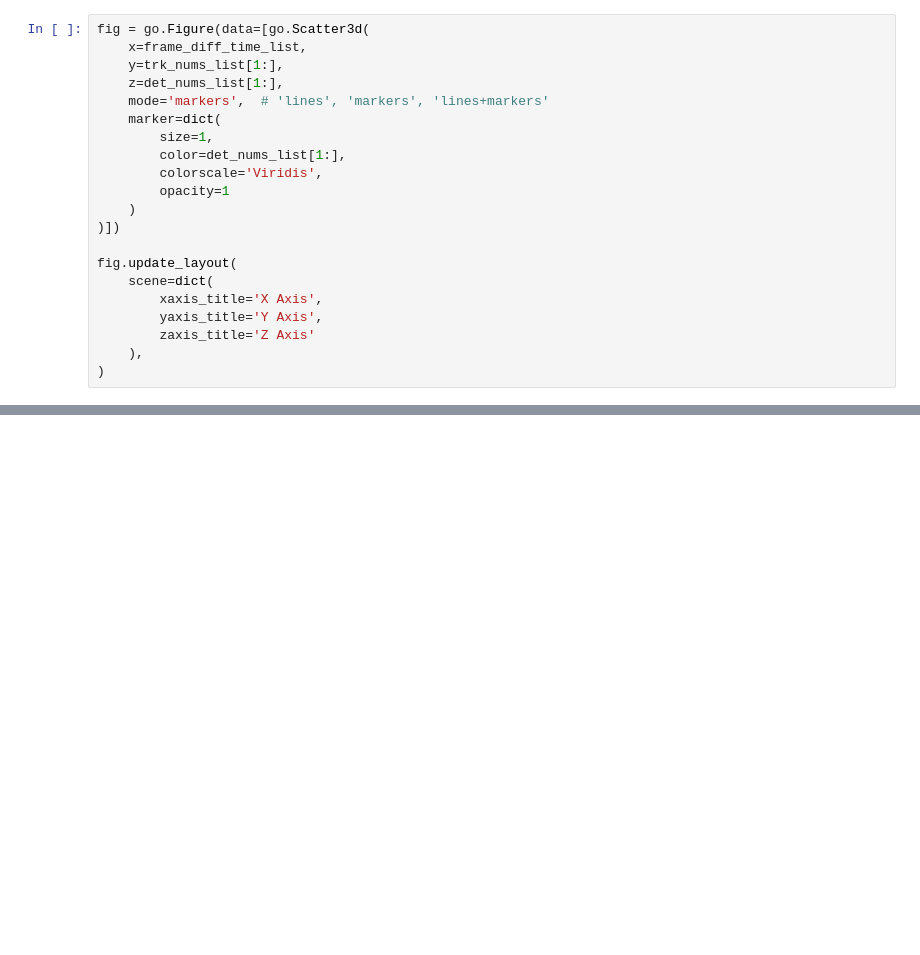
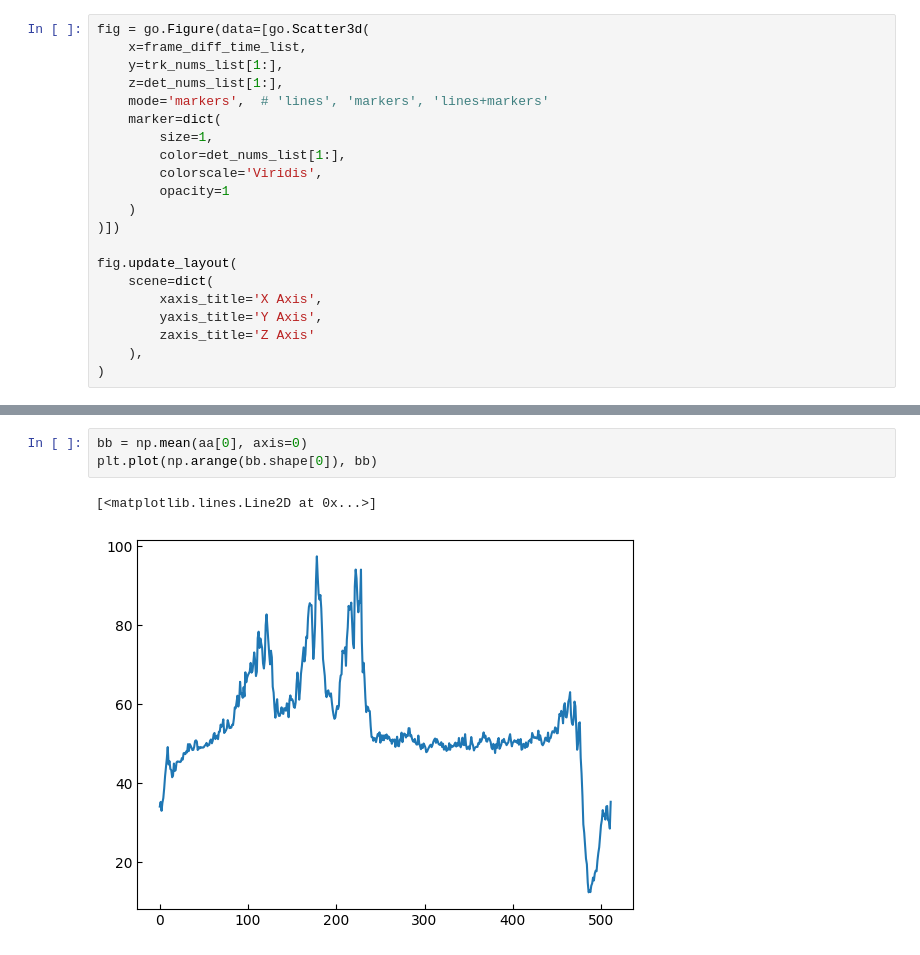
Before and after one commit to Austin2wwzx/VR-Fusion, a Jupyter notebook: utils/radar_preprocess/radar_data_analysis.ipynb, the cells around one changed output, grey strips where cells are left out. Drawn from its saved outputs; the diff is of its cells as text; blank space fills up the shorter version.

```diff
--- a/utils/radar_preprocess/radar_data_analysis.ipynb
+++ b/utils/radar_preprocess/radar_data_analysis.ipynb
@@ -161,0 +236,6 @@ save_floder = '../../result/plot'
+# %%
+bb = np.mean(aa[0], axis=0)
+plt.plot(np.arange(bb.shape[0]), bb)
+# %% [output]
+[<matplotlib.lines.Line2D at 0x...>]
+[figure, added]
```
Also changed, not shown: parts of 24 cells of this notebook, 6 other files.
